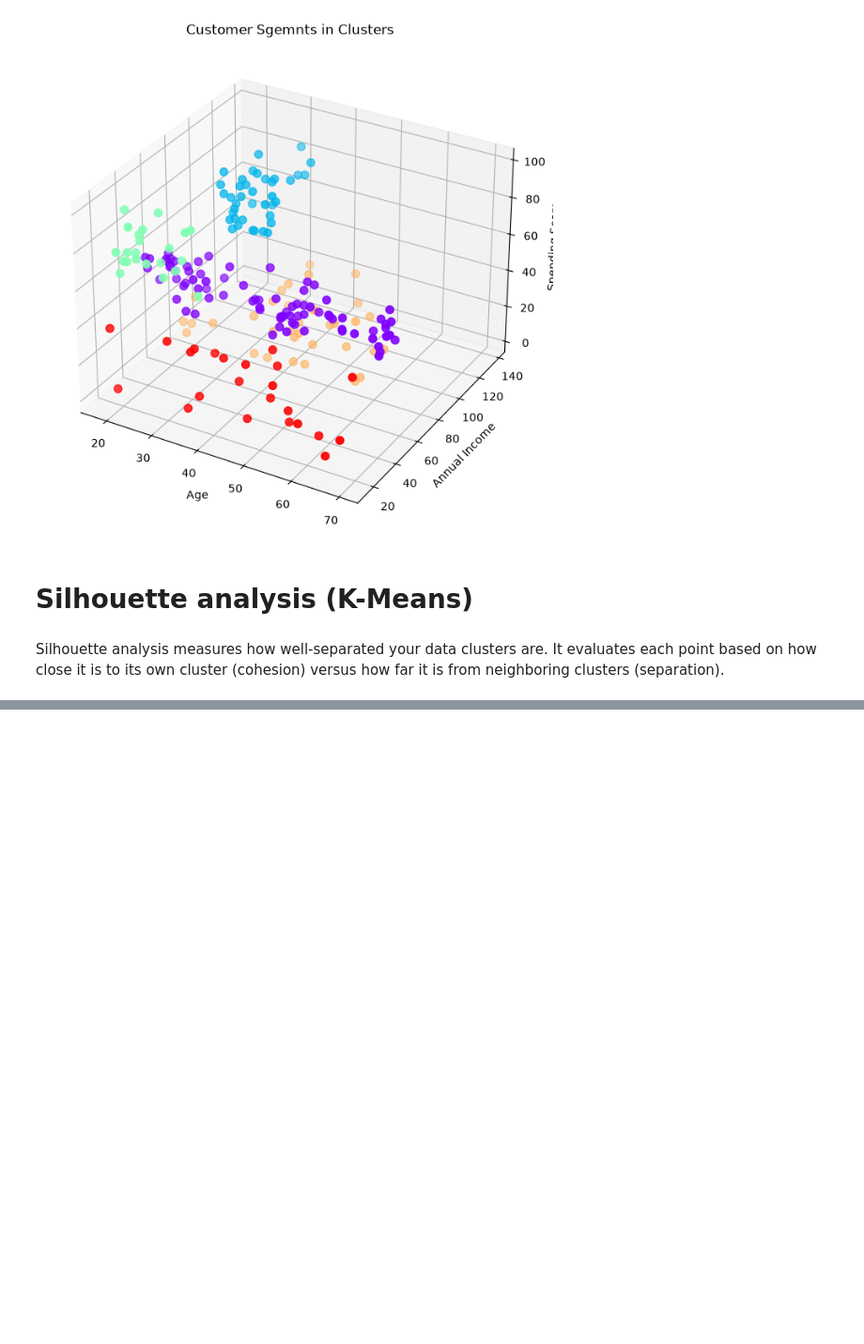
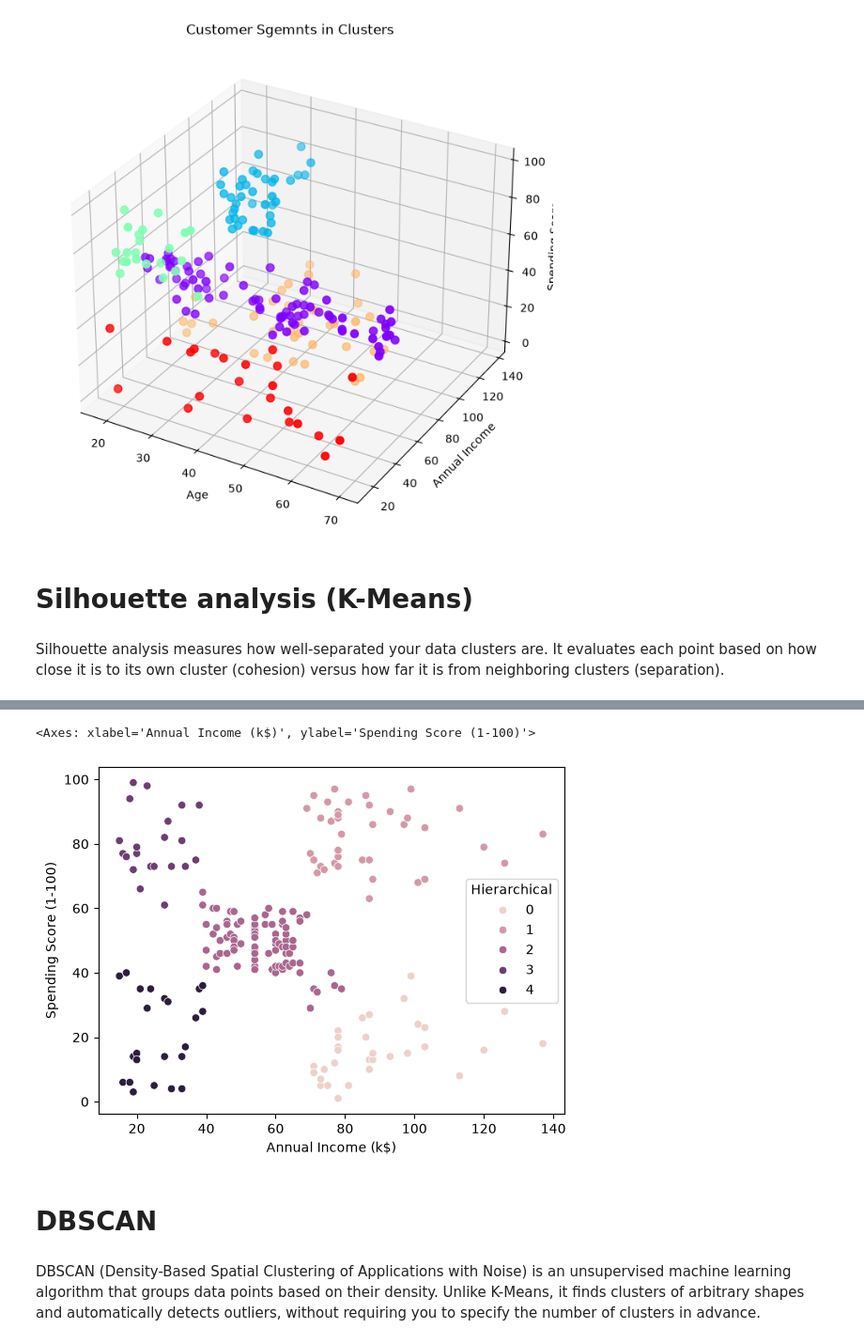
Before and after one commit to shy942/ML-exploration, a Jupyter notebook: notebooks/05_Clustering.ipynb, the cells around one changed output, grey strips where cells are left out. Shown at 94% size. Cells and saved outputs as stored; diff of their text form; code cells hidden in the pictures; blank space fills up the shorter version.

```diff
--- a/notebooks/05_Clustering.ipynb
+++ b/notebooks/05_Clustering.ipynb
@@ -145,15 +145,15 @@ The elbow method shows that 5 is a good value for K.
 # %%
 # n_cluster = 5
 best_model = KMeans(n_clusters=5, random_state=42)
-df['Cluster'] = best_model.fit_predict(X_scaled)
-print(df['Cluster'].value_counts())
+df['KMeans Cluster'] = best_model.fit_predict(X_scaled)
+print(df['KMeans Cluster'].value_counts())
 
 #plt.scatter(df["Annual Income (k$)"], df["Spending Score (1-100)"], c=model.labels_)
 #plt.show()
 
 fig = plt.figure(figsize=(10,8))
 ax = fig.add_subplot(111, projection='3d')
-ax.scatter(df['Age'], df['Annual Income (k$)'], df['Spending Score (1-100)'], c=df['Cluster'], cmap='rainbow', s=50)
+ax.scatter(df['Age'], df['Annual Income (k$)'], df['Spending Score (1-100)'], c=df['KMeans Cluster'], cmap='rainbow', s=50)
 ax.set_xlabel('Age')
 ax.set_ylabel('Annual Income')
 ax.set_zlabel('Spending Score')
@@ -183,0 +201,17 @@ Interpretation of Your Silhouette Score (0.4003):
+# %%
+hierarchical = AgglomerativeClustering(n_clusters=5)
+df['Hierarchical'] = hierarchical.fit_predict(X_scaled)
+# %%
+sns.scatterplot(
+    data=df,
+    x="Annual Income (k$)",
+    y="Spending Score (1-100)",
+    hue="Hierarchical"
+)
+# %% [output]
+<Axes: xlabel='Annual Income (k$)', ylabel='Spending Score (1-100)'>
+[figure, added]
+# %% [markdown]
+# DBSCAN
+# %% [markdown]
+DBSCAN (Density-Based Spatial Clustering of Applications with Noise) is an unsupervised machine learning algorithm that groups data points based on their density. Unlike K-Means, it finds clusters of arbitrary shapes and automatically detects outliers, without requiring you to specify the number of clusters in advance.
```
Also changed, not shown: parts of 10 cells of this notebook.
